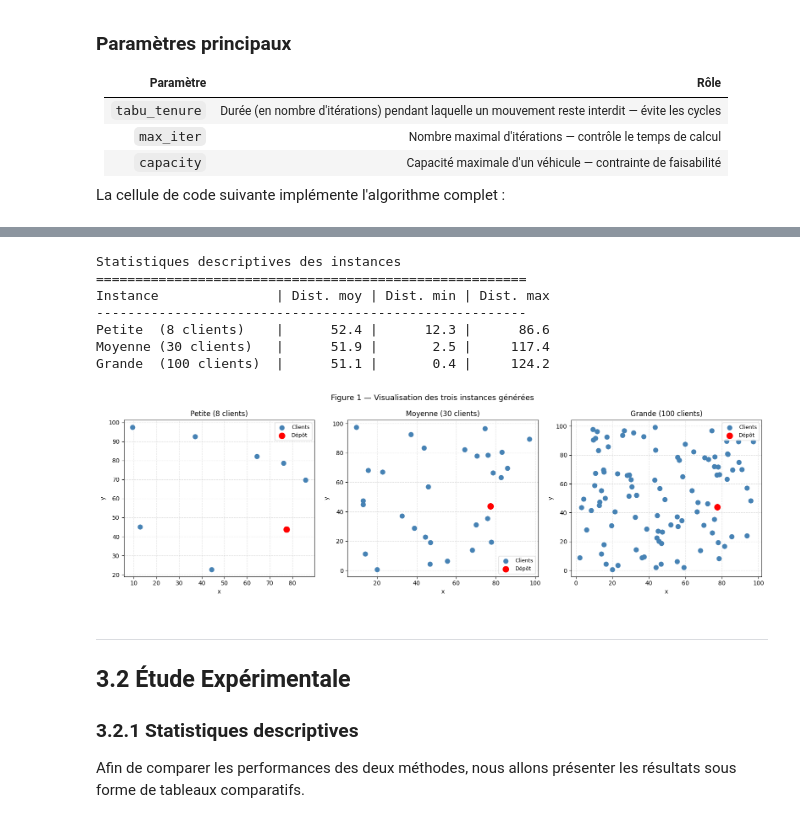
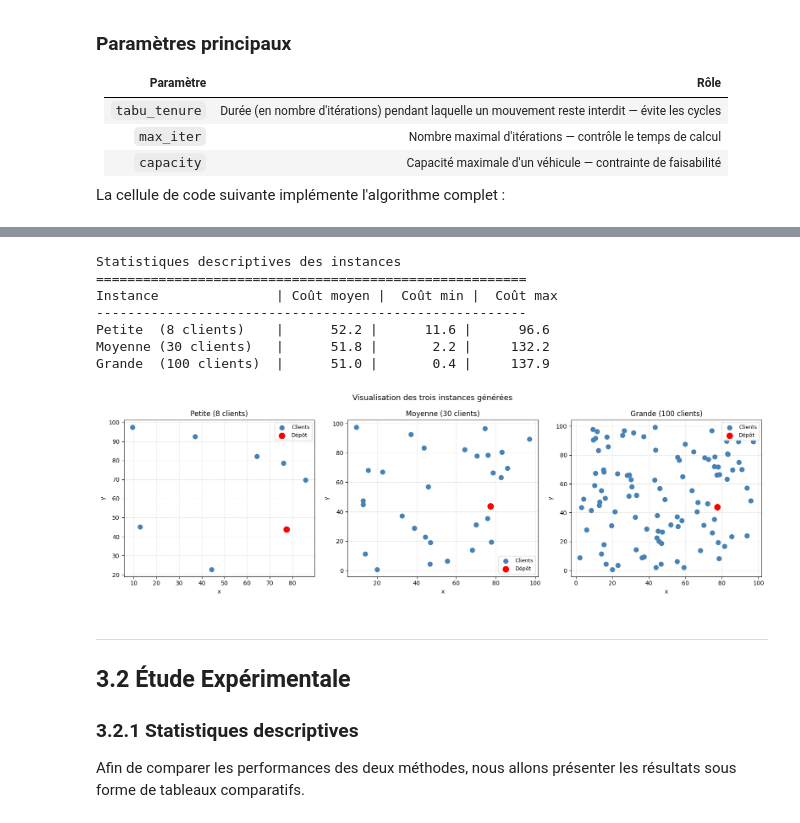
Before and after one commit to LonelyBadeline/CesiCDP, a Jupyter notebook: CesiCDP.ipynb, the cells around one changed output, grey strips where cells are left out. Saved outputs shown, nothing was run; the diff lists cells and outputs as text; code cells hidden in the pictures.

```diff
--- a/CesiCDP.ipynb
+++ b/CesiCDP.ipynb
@@ -1481,56 +1523,56 @@ import numpy as np
 import matplotlib.pyplot as plt
 
 # Reprise des instances générées en partie 2
-coords_small,  dist_small  = generate_instance(n_cities=8,   seed=42)
-coords_medium, dist_medium = generate_instance(n_cities=30,  seed=42)
-coords_large,  dist_large  = generate_instance(n_cities=100, seed=42)
+coords_small,  dist_small, cost_small  = generate_instance(n_cities=8,   seed=42)
+coords_medium, dist_medium, cost_medium = generate_instance(n_cities=30,  seed=42)
+coords_large,  dist_large, cost_large  = generate_instance(n_cities=100, seed=42)
 
 instances = [
-    ("Petite  (8 clients)",  dist_small),
-    ("Moyenne (30 clients)", dist_medium),
-    ("Grande  (100 clients)", dist_large),
+    ("Petite  (8 clients)",  cost_small),
+    ("Moyenne (30 clients)", cost_medium),
+    ("Grande  (100 clients)", cost_large),
 ]
 
 print("Statistiques descriptives des instances")
 print("=" * 55)
-print(f"{'Instance':<22} | {'Dist. moy':>9} | {'Dist. min':>9} | {'Dist. max':>9}")
+print(f"{'Instance':<22} | {'Coût moyen':>9} | {'Coût min':>9} | {'Coût max':>9}")
 print("-" * 55)
 
-for name, dist in instances:
+for name, cost_matrix in instances:
     # On ignore la diagonale (distance d'une clients à elle-même = 0)
-    valeurs = dist[dist > 0]
+    valeurs = cost_matrix[cost_matrix > 0]
     print(f"{name:<22} | {valeurs.mean():9.1f} | {valeurs.min():9.1f} | {valeurs.max():9.1f}")
 # %% [output]
 Statistiques descriptives des instances
 =======================================================
-Instance               | Dist. moy | Dist. min | Dist. max
+Instance               | Coût moyen |  Coût min |  Coût max
 -------------------------------------------------------
-Petite  (8 clients)    |      52.4 |      12.3 |      86.6
-Moyenne (30 clients)   |      51.9 |       2.5 |     117.4
-Grande  (100 clients)  |      51.1 |       0.4 |     124.2
+Petite  (8 clients)    |      52.2 |      11.6 |      96.6
+Moyenne (30 clients)   |      51.8 |       2.2 |     132.2
+Grande  (100 clients)  |      51.0 |       0.4 |     137.9
 # %%
 fig, axes = plt.subplots(1, 3, figsize=(16, 5))
 
 instances_coords = [
     ("Petite (8 clients)",   coords_small),
     ("Moyenne (30 clients)", coords_medium),
     ("Grande (100 clients)", coords_large),
 ]
 
 for ax, (title, coords) in zip(axes, instances_coords):
     ax.scatter(coords[1:, 0], coords[1:, 1], c='steelblue', s=60, zorder=3, label='Clients')
     ax.scatter(coords[0, 0],  coords[0, 1],  c='red', s=100, zorder=4, label='Dépôt')
     ax.set_title(title, fontsize=12)
     ax.set_xlabel("x")
     ax.set_ylabel("y")
     ax.legend(fontsize=9)
     ax.grid(True, linestyle='--', alpha=0.4)
 
-plt.suptitle("Figure 1 — Visualisation des trois instances générées", fontsize=13)
+plt.suptitle("Visualisation des trois instances générées", fontsize=13)
 plt.tight_layout()
 plt.show()
 # %% [output]
-[figure, old version]
+[figure, new version]
 # %% [markdown]
 ---
 
```
Also changed, not shown: parts of 16 cells of this notebook.
